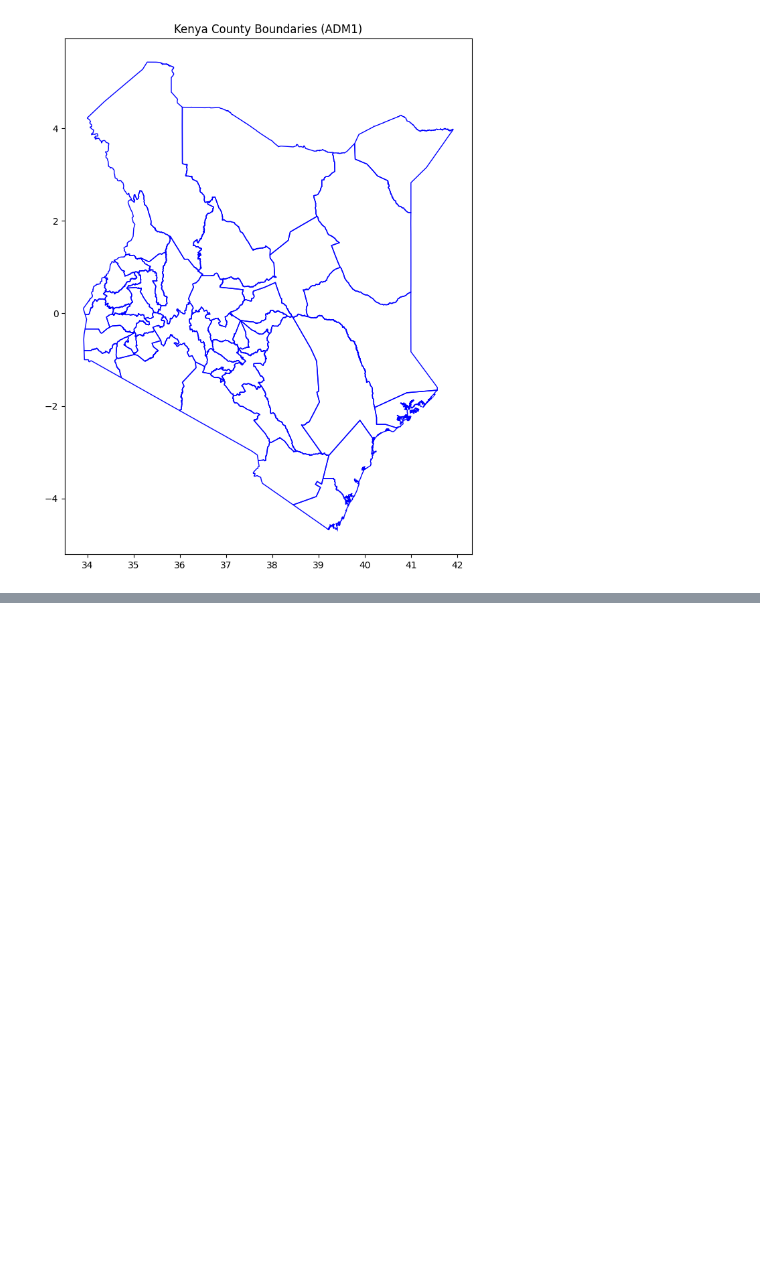
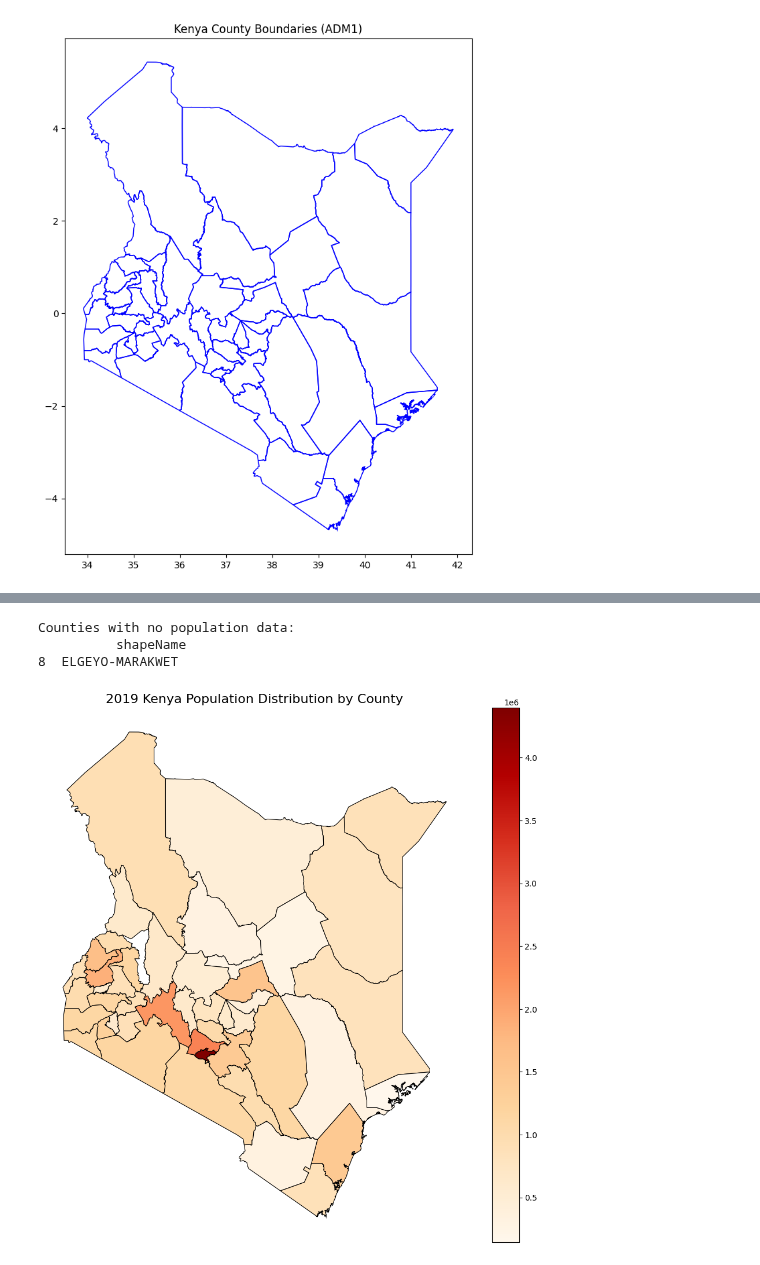
Before and after one commit to call493/MLFC, a Jupyter notebook: _notebooks/Poverty_and_Literacy_levels_correlation.ipynb, the cells around one changed output, grey strips where cells are left out. Cells and saved outputs as stored; diff of their text form; code cells hidden in the pictures; blank space fills up the shorter version.

```diff
--- a/_notebooks/Poverty_and_Literacy_levels_correlation.ipynb
+++ b/_notebooks/Poverty_and_Literacy_levels_correlation.ipynb
@@ -86,0 +252,34 @@ plt.show()
+# %%
+# 1. Normalize county names
+population_df["County"] = (
+    population_df["County"]
+    .str.strip()
+    .str.upper()
+    .str.replace("-", " ")
+    .str.replace("/", " ")
+    .str.replace(" CITY", "", regex=False)   # remove CITY suffix
+)
+
+kenya_gdf["shapeName"] = kenya_gdf["shapeName"].str.strip().str.upper()
+
+# 2. Special manual fixes
+name_corrections = {
+    "THARAKA NITHI": "THARAKA",   # shapefile uses THARAKA
+}
+population_df["County"] = population_df["County"].replace(name_corrections)
+
+# 3. Merge again
+merged = kenya_gdf.merge(
+    population_df,
+    left_on="shapeName",
+    right_on="County",
+    how="left"
+)
+
+# 4. Check for missing counties again
+missing = merged[merged["Total"].isna()][["shapeName"]]
+print("Counties with no population data:\n", missing)
+# %% [output]
+Counties with no population data:
+          shapeName
+8  ELGEYO-MARAKWET
@@ -86,0 +291,17 @@ plt.show()
+# %%
+fig, ax = plt.subplots(figsize=(12, 12))
+merged.plot(
+    column="Total",          # population column
+    cmap="OrRd",             # color scheme (Orange-Red)
+    linewidth=0.8,
+    edgecolor="black",
+    legend=True,
+    ax=ax
+)
+
+ax.set_title("2019 Kenya Population Distribution by County", fontsize=16)
+ax.axis("off")
+
+plt.show()
+# %% [output]
+[figure, added]
```
Also changed, not shown: parts of 12 cells of this notebook.
